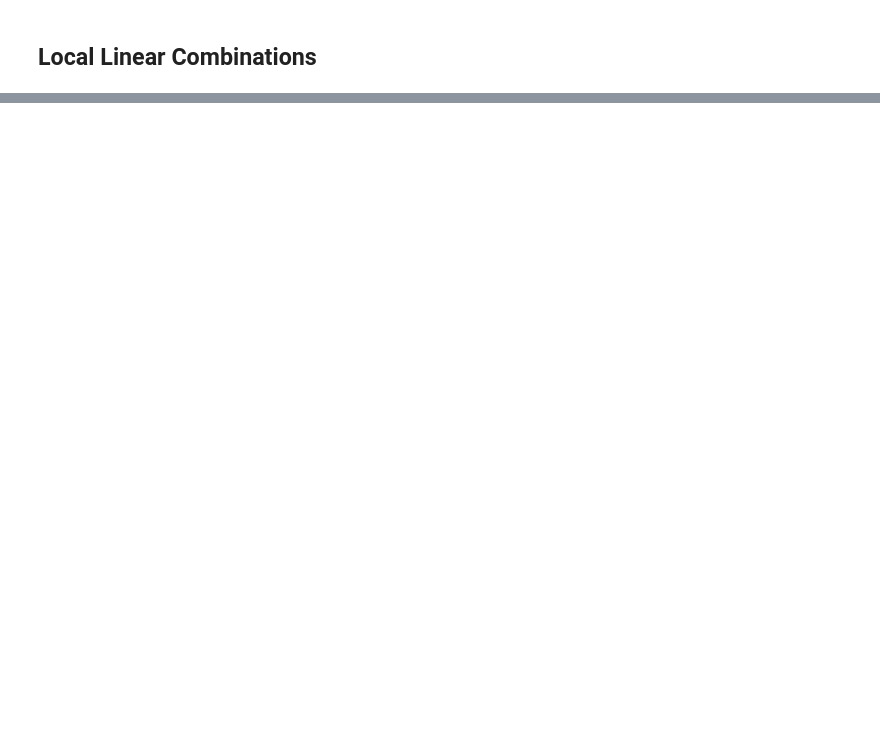
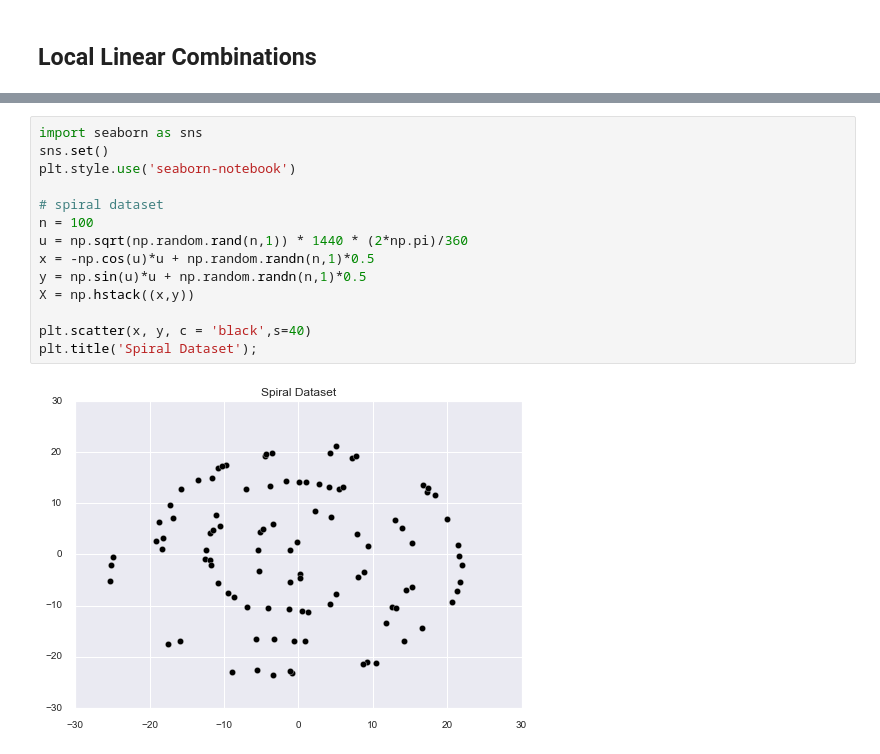
Before and after one commit to GAnagno/Dimensionality-Reduction, a Jupyter notebook: Locally Linear Embedding.ipynb, the cells around one changed output, grey strips where cells are left out. Drawn from its saved outputs; the diff is of its cells as text; blank space fills up the shorter version.

```diff
--- a/Locally Linear Embedding.ipynb
+++ b/Locally Linear Embedding.ipynb
@@ -57,0 +150,16 @@ plt.show();
+# %%
+import seaborn as sns
+sns.set()
+plt.style.use('seaborn-notebook')
+
+# spiral dataset
+n = 100
+u = np.sqrt(np.random.rand(n,1)) * 1440 * (2*np.pi)/360
+x = -np.cos(u)*u + np.random.randn(n,1)*0.5
+y = np.sin(u)*u + np.random.randn(n,1)*0.5
+X = np.hstack((x,y))
+
+plt.scatter(x, y, c = 'black',s=40)
+plt.title('Spiral Dataset');
+# %% [output]
+[figure, added]
```
Also changed, not shown: parts of 24 cells of this notebook.
